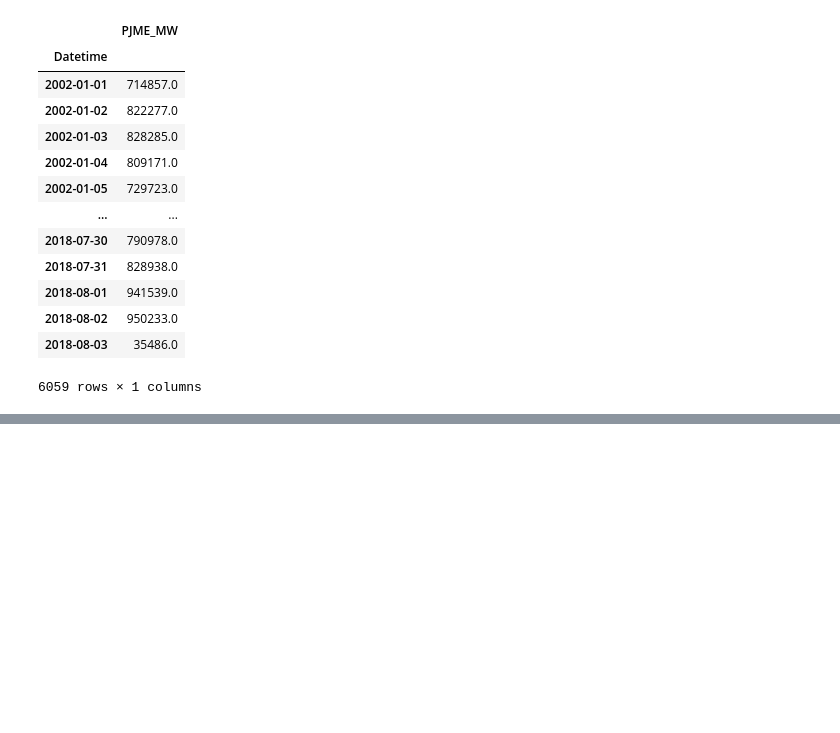
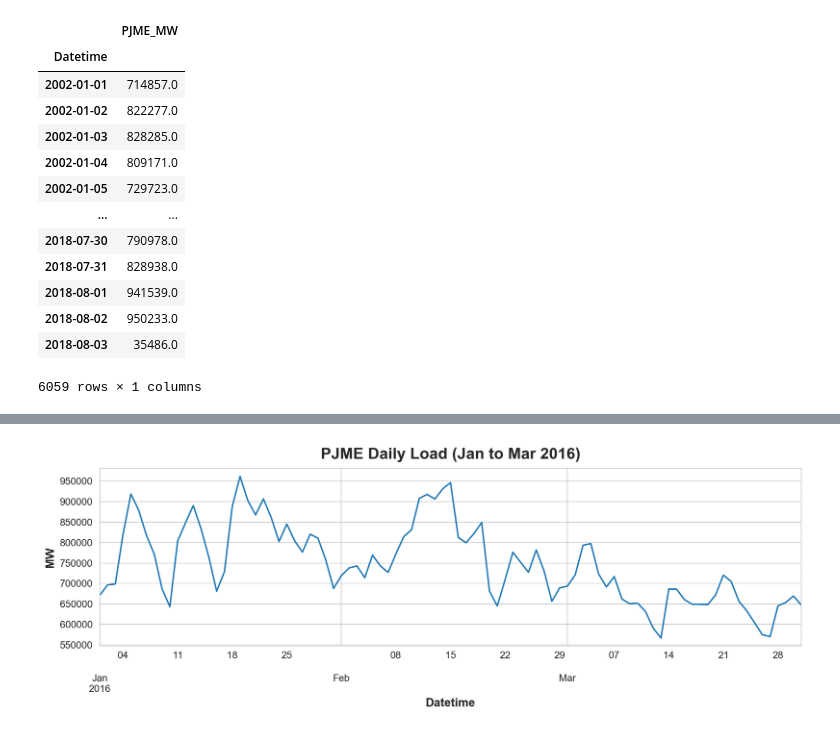
Before and after one commit to aly-ibrahim1/energy-forecasting-pjme, a Jupyter notebook: notebooks/01-eda.ipynb, the cells around one changed output, grey strips where cells are left out. Drawn from its saved outputs; the diff is of its cells as text; code cells hidden in the pictures; blank space fills up the shorter version.

```diff
--- a/notebooks/01-eda.ipynb
+++ b/notebooks/01-eda.ipynb
@@ -147,0 +208,7 @@ df_daily.to_period(freq='D')
+# %%
+# zoom in on a 2 month period
+df["2016-01":"2016-03"]["PJME_MW"].plot(title="PJME Daily Load (Jan to Mar 2016)")
+plt.ylabel("MW")
+plt.savefig("../reports/figures/pjme_daily_jan-march.png", dpi=200, bbox_inches="tight")
+# %% [output]
+[figure, added]
```
Also changed, not shown: parts of 21 cells of this notebook.
